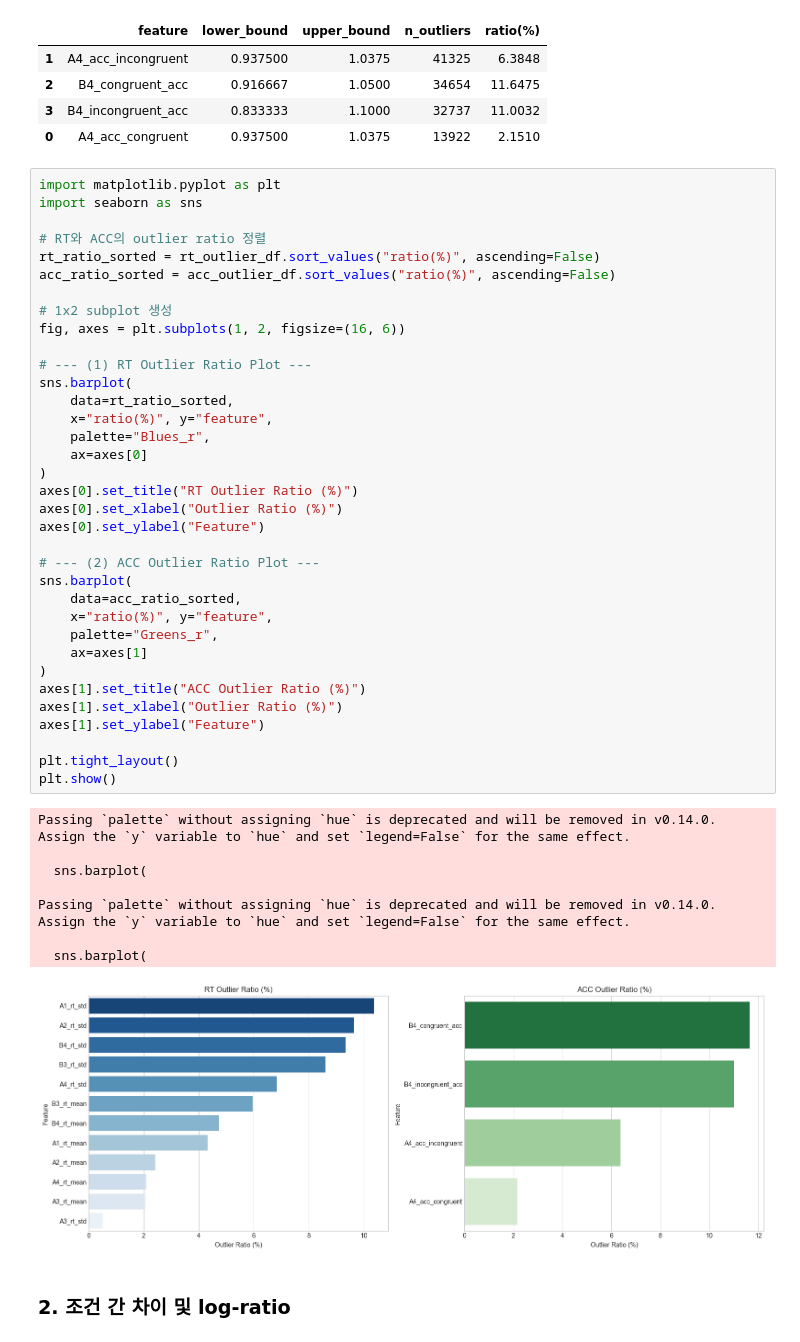
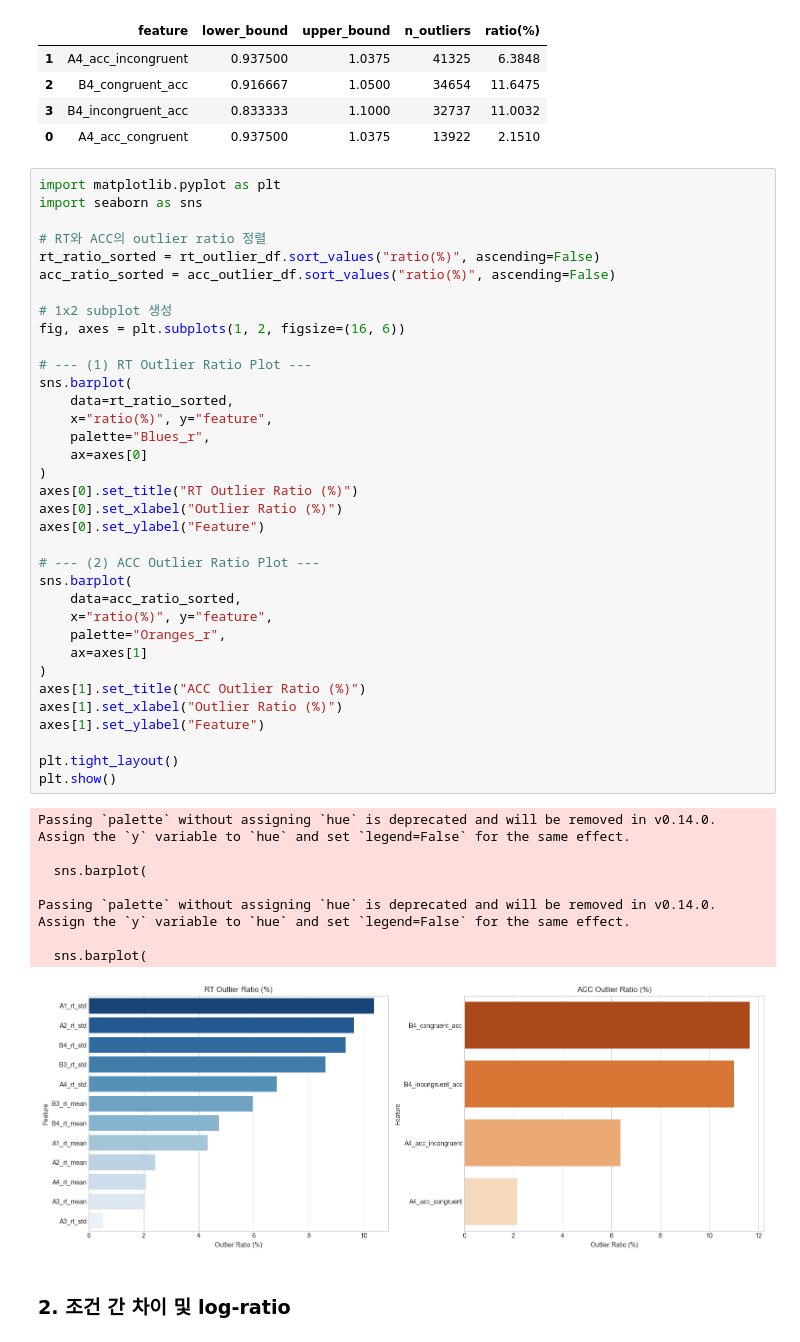
Before and after one commit to cms6090/Dacon, a Jupyter notebook: EDA_part2.ipynb, the cells around one changed output. Saved outputs shown, nothing was run; the diff lists cells and outputs as text.

```diff
--- a/EDA_part2.ipynb
+++ b/EDA_part2.ipynb
@@ -348,35 +347,35 @@ fig, axes = plt.subplots(1, 2, figsize=(16, 6))
 sns.barplot(
     data=rt_ratio_sorted,
     x="ratio(%)", y="feature",
     palette="Blues_r",
     ax=axes[0]
 )
 axes[0].set_title("RT Outlier Ratio (%)")
 axes[0].set_xlabel("Outlier Ratio (%)")
 axes[0].set_ylabel("Feature")
 
 # --- (2) ACC Outlier Ratio Plot ---
 sns.barplot(
     data=acc_ratio_sorted,
     x="ratio(%)", y="feature",
-    palette="Greens_r",
+    palette="Oranges_r",
     ax=axes[1]
 )
 axes[1].set_title("ACC Outlier Ratio (%)")
 axes[1].set_xlabel("Outlier Ratio (%)")
 axes[1].set_ylabel("Feature")
 
 plt.tight_layout()
 plt.show()
 # %% [output]
 Passing `palette` without assigning `hue` is deprecated and will be removed in v0.14.0. Assign the `y` variable to `hue` and set `legend=False` for the same effect.
 
   sns.barplot(
 
 Passing `palette` without assigning `hue` is deprecated and will be removed in v0.14.0. Assign the `y` variable to `hue` and set `legend=False` for the same effect.
 
   sns.barplot(
-[figure, old version]
+[figure, new version]
 # %% [markdown]
 ### 2. 조건 간 차이 및 log-ratio
 # %% [markdown]
```
Also changed, not shown: parts of 19 cells of this notebook, 1 other file.
